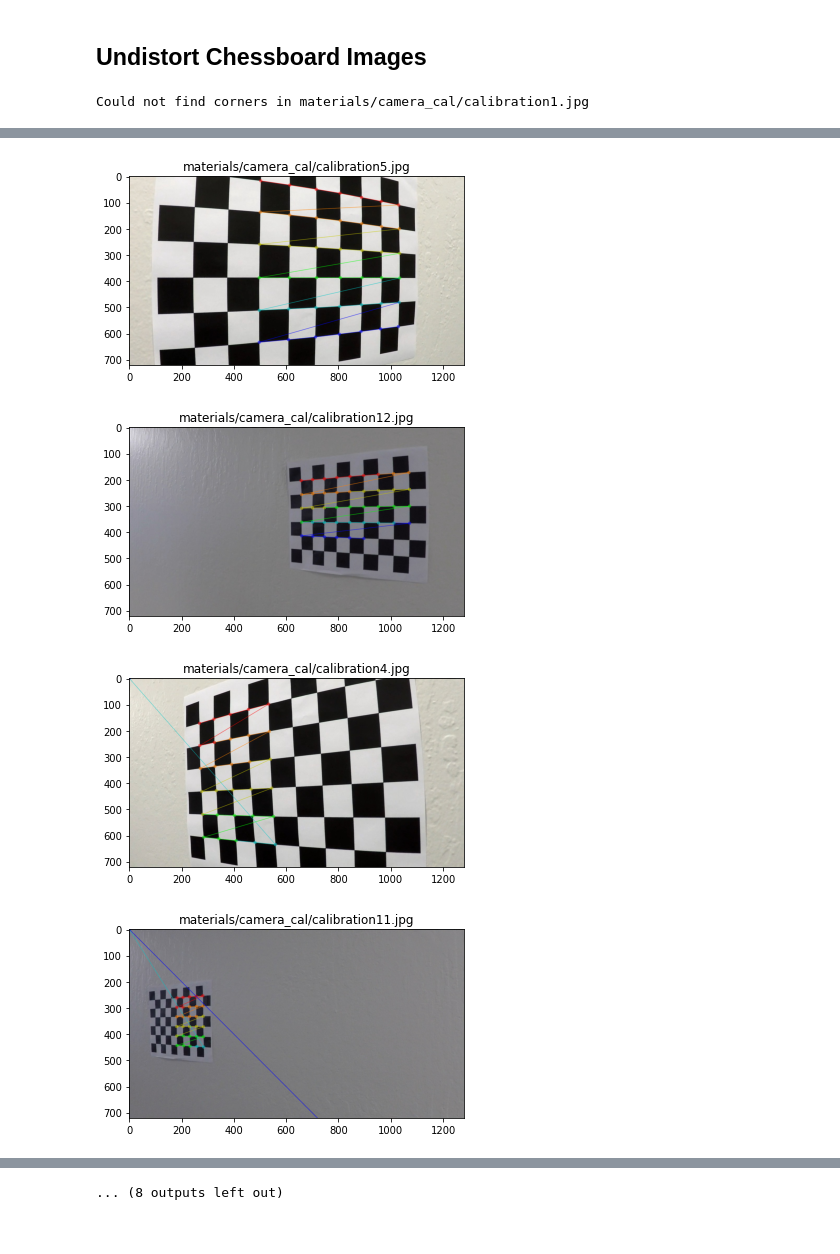
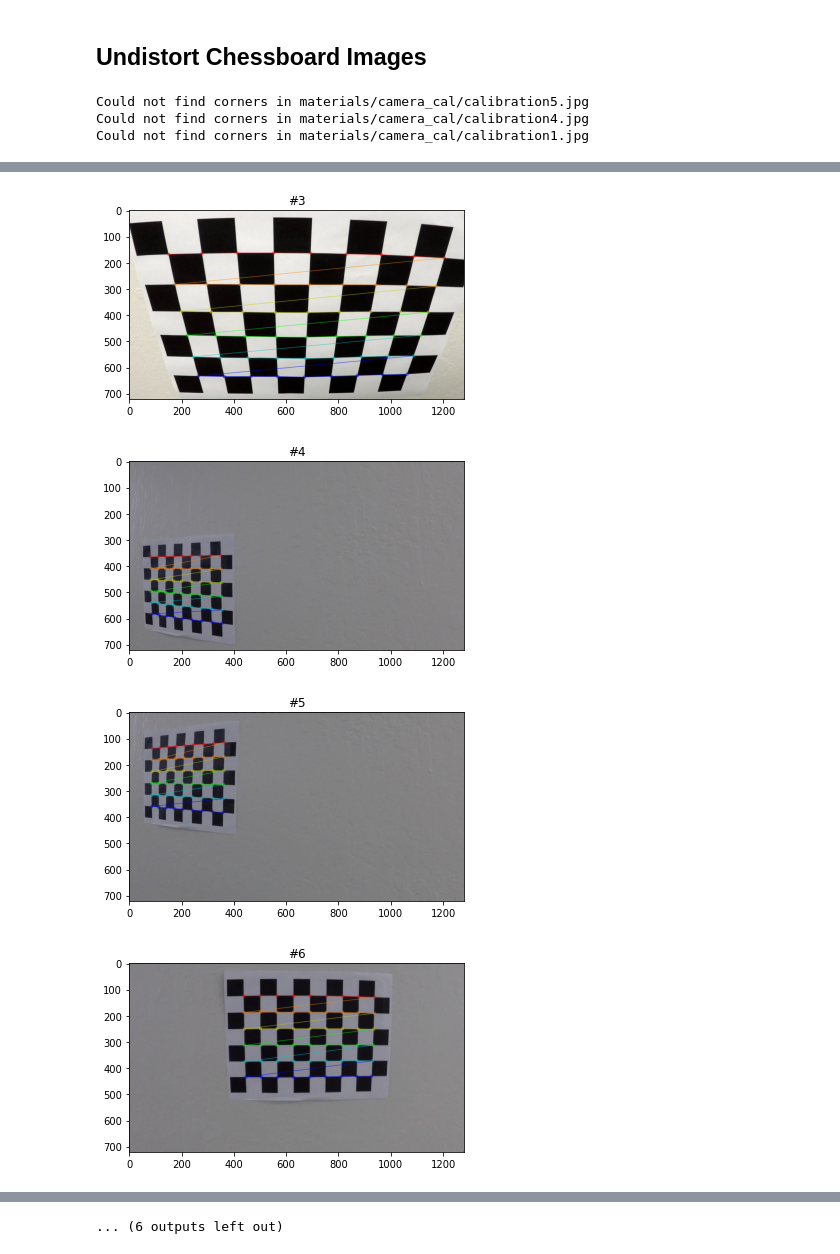
Before and after one commit to Datoneguy246/AdvancedLaneDetectionPipeline, a Jupyter notebook: AdvancedLaneDetectionPipeline.ipynb, the cells around one changed output, grey strips where cells are left out. Saved outputs shown, nothing was run; the diff lists cells and outputs as text; code cells hidden in the pictures.

Commit message:
undistortion done

```diff
--- a/AdvancedLaneDetectionPipeline.ipynb
+++ b/AdvancedLaneDetectionPipeline.ipynb
@@ -51,5 +57,11 @@ def undistortChessboard(images):
 # %%
 image_paths = glob.glob('materials/camera_cal/calibration*.jpg')
-undistortChessboard(image_paths)
+calibrated, matrix, dist = CalibrateImages(image_paths)
+
+# Display calibrated images
+for i, img in enumerate(calibrated):
+    DisplayImage(img, "#" + str(i))
 # %% [output]
+Could not find corners in materials/camera_cal/calibration5.jpg
+Could not find corners in materials/camera_cal/calibration4.jpg
 Could not find corners in materials/camera_cal/calibration1.jpg
@@ -59,4 +71,4 @@ Could not find corners in materials/camera_cal/calibration1.jpg
-[figure, old version]
+[figure, new version]
-[figure, old version]
+[figure, new version]
-[figure, old version]
+[figure, new version]
-[figure, old version]
+[figure, new version]
@@ -67 +79 @@ Could not find corners in materials/camera_cal/calibration1.jpg
-... (8 outputs left out)
+... (6 outputs left out)
```
Also changed, not shown: parts of 3 cells of this notebook.
